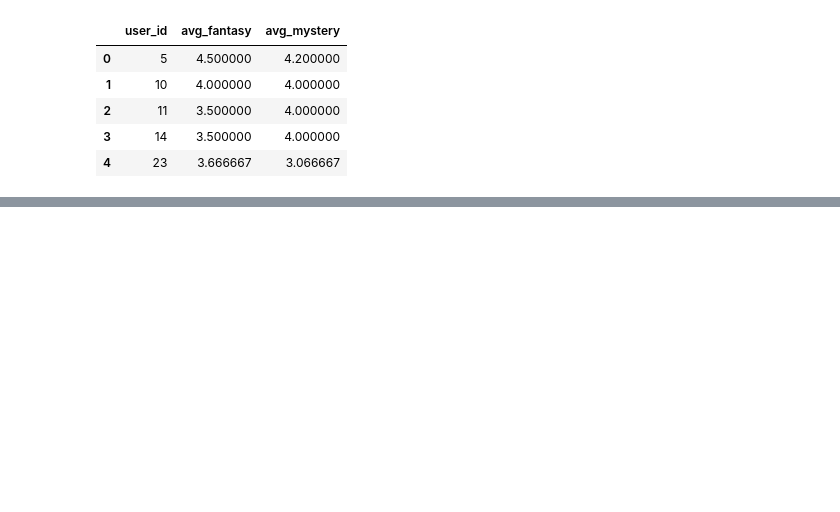
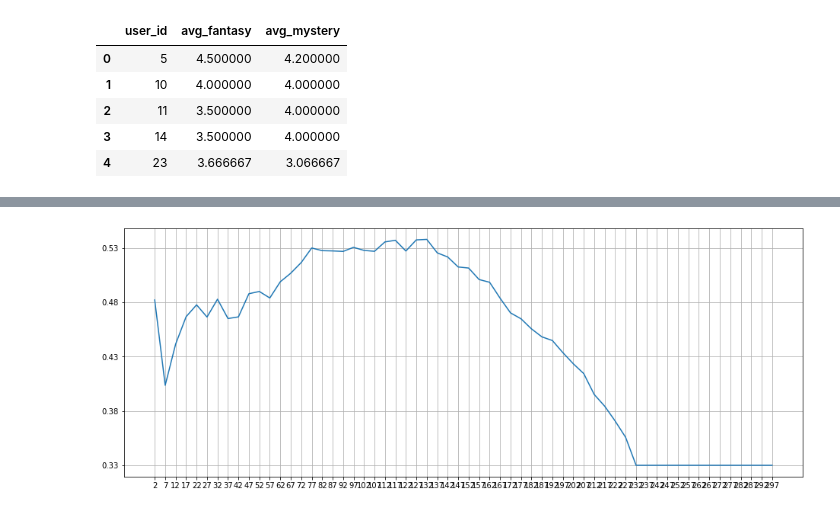
Before and after one commit to savardnm/DS3001-D20-T19, a Jupyter notebook: data-clustering.ipynb, the cells around one changed output, grey strips where cells are left out. Saved outputs shown, nothing was run; the diff lists cells and outputs as text; code cells hidden in the pictures; blank space fills up the shorter version.

Commit message:
updated clustering notebook
read the comments at the top and throughout

```diff
--- a/data-clustering.ipynb
+++ b/data-clustering.ipynb
@@ -114,0 +136,36 @@ draw_clusters(preferred_data, predictions_3)
+# %%
+# Determinine the correct k number of clusters
+
+# This didnt really work out so I just did trial and error in the
+# cell below to find when cluster # became too high
+# by looking for when is started getting the clustering incorrect
+
+df = preferred_data[['avg_fantasy','avg_mystery']]
+
+possible_k_values = range(2, len(X)+1, 5)
+
+# Create function to find clustering error
+def cluster_errors(k, data):
+    kmeans = KMeans(n_clusters=k).fit(data)
+    predictions = kmeans.predict(data)
+    silhouette_avg = silhouette_score(data, predictions)
+    return silhouette_avg
+
+# Calculate error values for all k values we're interested in
+errors_per_k = [helper.clustering_errors(k, X) for k in possible_k_values]
+
+# Plot the each value of K vs. the silhouette score at that value
+fig, ax = plt.subplots(figsize=(16, 6))
+plt.plot(possible_k_values, errors_per_k)
+
+# Ticks and grid
+xticks = np.arange(min(possible_k_values), max(possible_k_values)+1, 5.0)
+ax.set_xticks(xticks, minor=False)
+ax.set_xticks(xticks, minor=True)
+ax.xaxis.grid(True, which='both')
+yticks = np.arange(round(min(errors_per_k), 2), max(errors_per_k), .05)
+ax.set_yticks(yticks, minor=False)
+ax.set_yticks(yticks, minor=True)
+ax.yaxis.grid(True, which='both')
+# %% [output]
+[figure, added]
```
Also changed, not shown: parts of 13 cells of this notebook, 1 other file.
